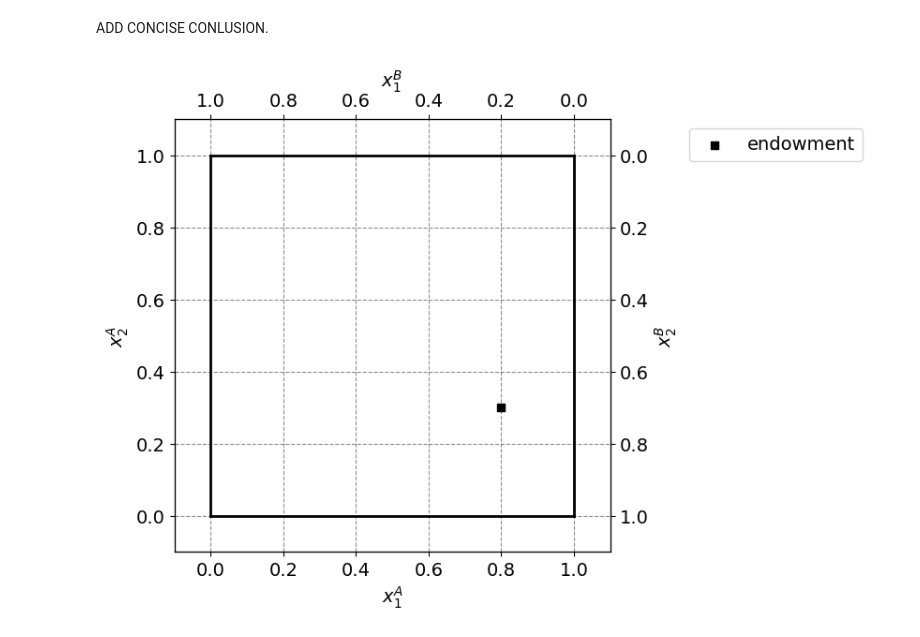
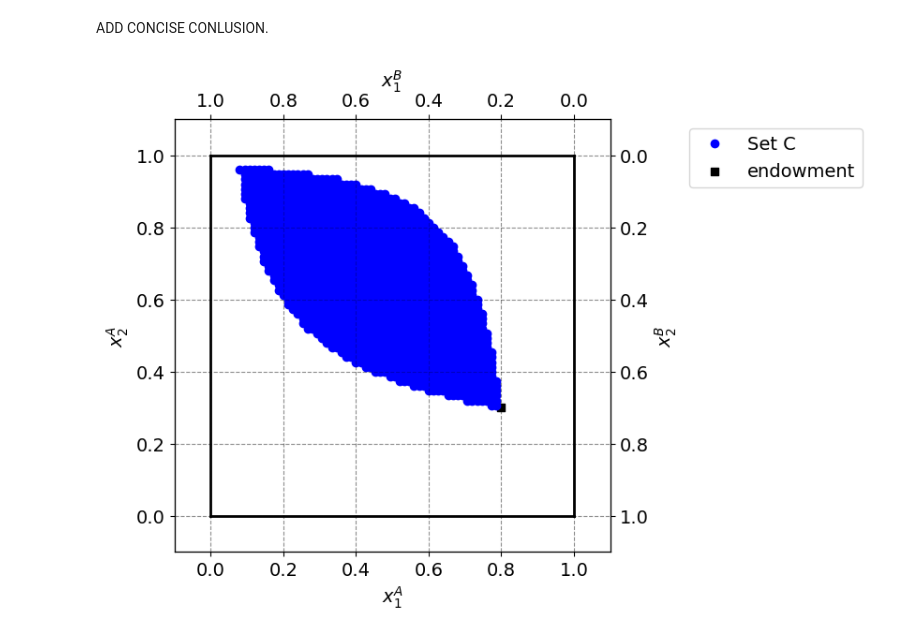
Before and after one commit to NumEconCopenhagen/projects-2024-anton-og-phillip, a Jupyter notebook: inauguralproject/inauguralproject.ipynb, the cells around one changed output. Saved outputs shown, nothing was run; the diff lists cells and outputs as text; code cells hidden in the pictures.

```diff
--- a/inauguralproject/inauguralproject.ipynb
+++ b/inauguralproject/inauguralproject.ipynb
@@ -242,31 +255,38 @@ w2bar = 1.0
 # b. figure set up
 fig = plt.figure(frameon=False,figsize=(6,6), dpi=100)
 ax_A = fig.add_subplot(1, 1, 1)
 
 ax_A.set_xlabel("$x_1^A$")
 ax_A.set_ylabel("$x_2^A$")
 
 temp = ax_A.twinx()
 temp.set_ylabel("$x_2^B$")
 ax_B = temp.twiny()
 ax_B.set_xlabel("$x_1^B$")
 ax_B.invert_xaxis()
 ax_B.invert_yaxis()
 
+# Extract x_A1 and x_A2 from pareto_improvements
+pareto_improvements_x_A1 = [allocation[0] for allocation in pareto_improvements]
+pareto_improvements_x_A2 = [allocation[1] for allocation in pareto_improvements]
+
+# Plot the set C
+ax_A.plot(pareto_improvements_x_A1, pareto_improvements_x_A2, 'bo', label='Set C')
+
 # A
 ax_A.scatter(par.w1A,par.w2A,marker='s',color='black',label='endowment')
 
 # limits
 ax_A.plot([0,w1bar],[0,0],lw=2,color='black')
 ax_A.plot([0,w1bar],[w2bar,w2bar],lw=2,color='black')
 ax_A.plot([0,0],[0,w2bar],lw=2,color='black')
 ax_A.plot([w1bar,w1bar],[0,w2bar],lw=2,color='black')
 
 ax_A.set_xlim([-0.1, w1bar + 0.1])
 ax_A.set_ylim([-0.1, w2bar + 0.1])
 ax_B.set_xlim([w1bar + 0.1, -0.1])
 ax_B.set_ylim([w2bar + 0.1, -0.1])
 
 ax_A.legend(frameon=True,loc='upper right',bbox_to_anchor=(1.6,1.0));
 # %% [output]
-[figure, old version]
+[figure, new version]
```
Also changed, not shown: parts of 1 cell of this notebook.
